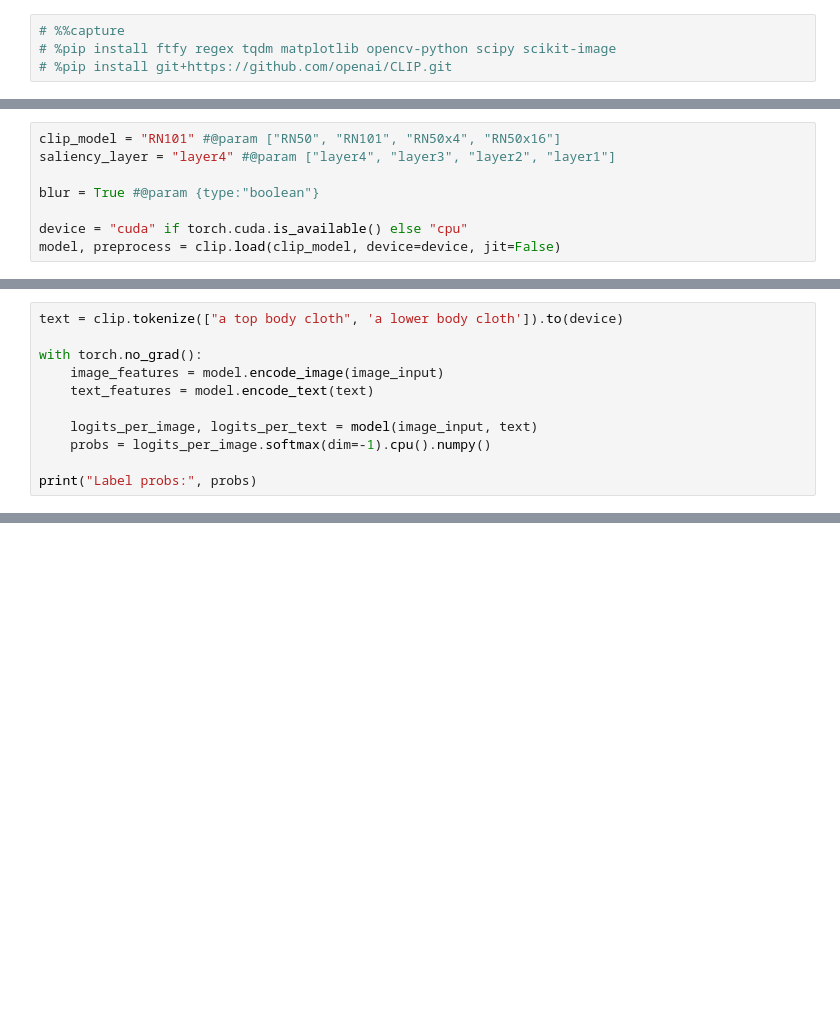
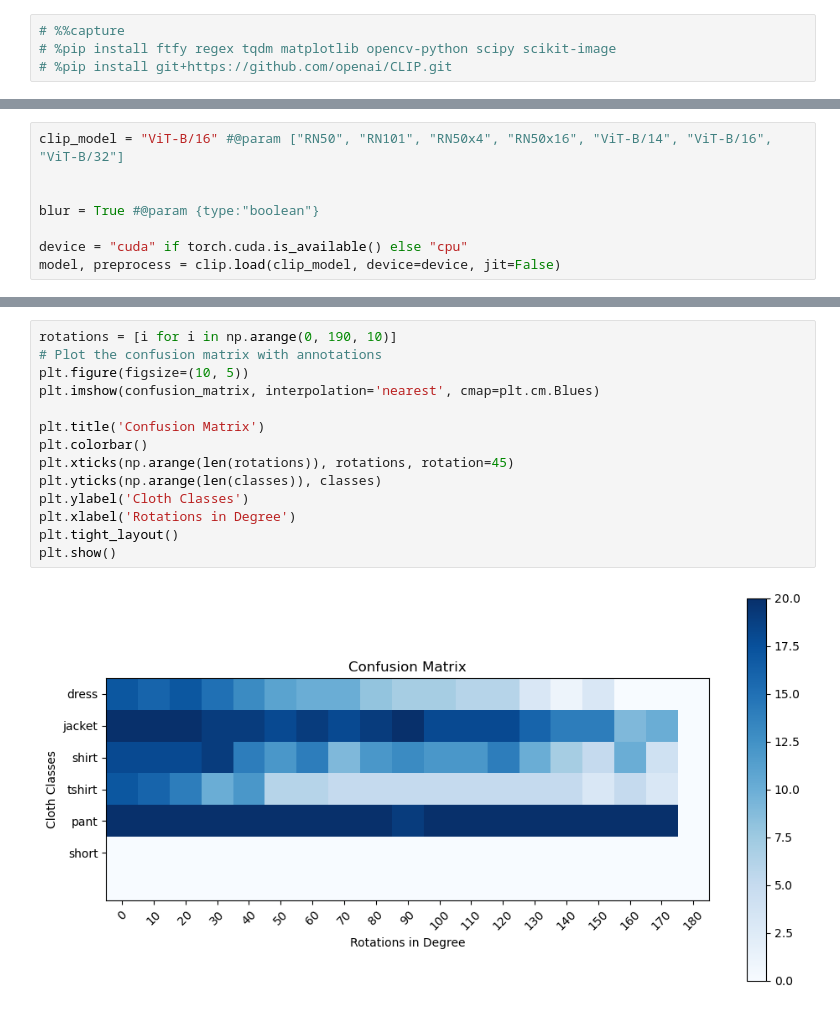
Before and after one commit to kohnmart/master-projekt, a Jupyter notebook: notebooks/pytorch/classifier/clip_grad_cam.ipynb, the cells around one changed output, grey strips where cells are left out. Saved outputs shown, nothing was run; the diff lists cells and outputs as text; blank space fills up the shorter version.

```diff
--- a/notebooks/pytorch/classifier/clip_grad_cam.ipynb
+++ b/notebooks/pytorch/classifier/clip_grad_cam.ipynb
@@ -27,6 +21,6 @@ from torch import nn
 # %%
-clip_model = "RN101" #@param ["RN50", "RN101", "RN50x4", "RN50x16"]
-saliency_layer = "layer4" #@param ["layer4", "layer3", "layer2", "layer1"]
+clip_model = "ViT-B/16" #@param ["RN50", "RN101", "RN50x4", "RN50x16", "ViT-B/14", "ViT-B/16", "ViT-B/32"]
+
 
 blur = True #@param {type:"boolean"}
 
@@ -59,11 +28,0 @@ Clipping input data to the valid range for imshow with RGB data ([0..1] for floa
-# %%
-text = clip.tokenize(["a top body cloth", 'a lower body cloth']).to(device)
-
-with torch.no_grad():
-    image_features = model.encode_image(image_input)
-    text_features = model.encode_text(text)
-
-    logits_per_image, logits_per_text = model(image_input, text)
-    probs = logits_per_image.softmax(dim=-1).cpu().numpy()
-
-print("Label probs:", probs)
@@ -71,0 +93,16 @@ Label probs: [[0.7607 0.2394]]
+# %%
+rotations = [i for i in np.arange(0, 190, 10)]
+# Plot the confusion matrix with annotations
+plt.figure(figsize=(10, 5))
+plt.imshow(confusion_matrix, interpolation='nearest', cmap=plt.cm.Blues)
+
+plt.title('Confusion Matrix')
+plt.colorbar()
+plt.xticks(np.arange(len(rotations)), rotations, rotation=45)
+plt.yticks(np.arange(len(classes)), classes)
+plt.ylabel('Cloth Classes')
+plt.xlabel('Rotations in Degree')
+plt.tight_layout()
+plt.show()
+# %% [output]
+[figure, added]
```
Also changed, not shown: parts of 7 cells of this notebook, 3 other files.
